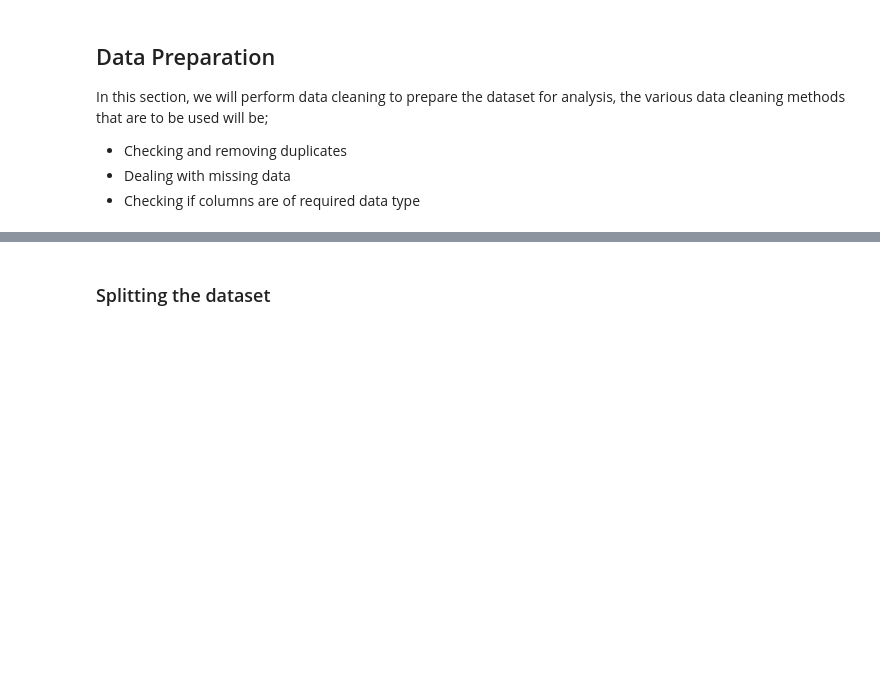
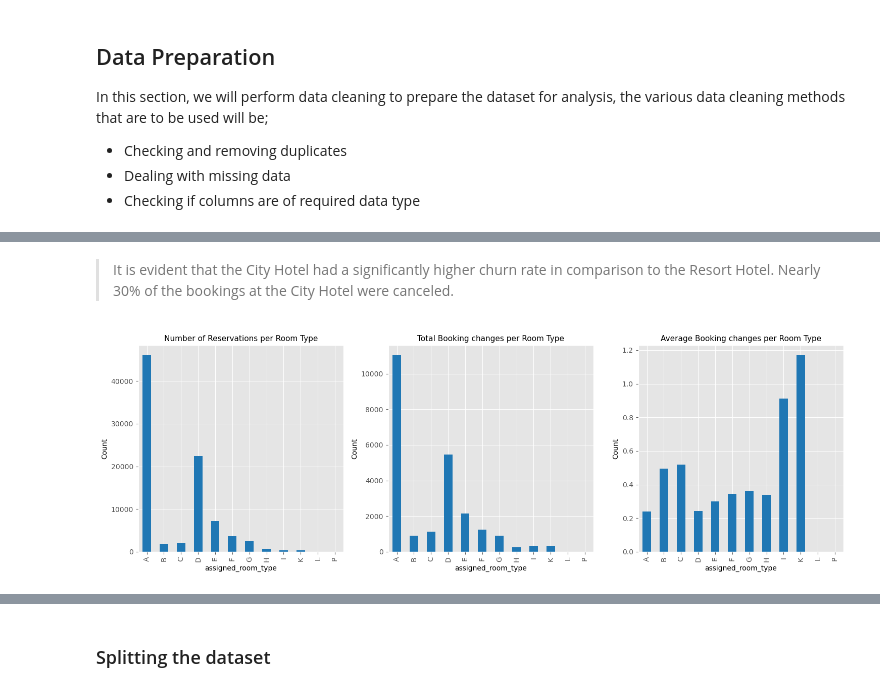
Before and after one commit to u-mar/Churn-Prediction, a Jupyter notebook: student.ipynb, the cells around one changed output, grey strips where cells are left out. Saved outputs shown, nothing was run; the diff lists cells and outputs as text; code cells hidden in the pictures; blank space fills up the shorter version.

```diff
--- a/student.ipynb
+++ b/student.ipynb
@@ -303,0 +333,36 @@ for i, column in enumerate(cols):
+# %% [markdown]
+> It is evident that the City Hotel had a significantly higher churn rate in comparison to the Resort Hotel. Nearly 30% of the bookings at the City Hotel were canceled.
+# %%
+# creating the plotting axes
+fig, ax=plt.subplots(ncols=3, figsize=(15,5))
+
+# grouping our data by room_type inorder to get the total number of reservations per toom type
+hotel.groupby('assigned_room_type')['is_canceled'].count().\
+            plot.bar(ax=ax[0],color='tab:blue')                         # creating a bar plot for the first axis
+ax[0].set_ylabel("Count")                                               #labeling the y axis
+ax[0].set_title("Number of Reservations per Room Type", fontsize='11')  # setting the subplot title
+
+
+# creating a pivot table for the number of booking changes that happened for each room type
+pd.pivot_table(hotel,                                                   # data
+               values='booking_changes',                                # values used for aggregation
+               index=['assigned_room_type'],                            # column used as index
+               aggfunc=[np.sum] )[('sum', 'booking_changes')].\
+            plot.bar(ax=ax[1], color="tab:blue")                        # bar plot for middle axis
+ax[1].set_ylabel("Count")                                               # y axis labe
+ax[1].set_title("Total Booking changes per Room Type", fontsize='11')   # title
+
+
+# creating a pivot table for the mean number of booking changes that happened for each room type
+pd.pivot_table(hotel,                                                 # data
+               values='booking_changes',                              # values used for aggregation
+               index=['assigned_room_type'],                          # column used for grouping
+               aggfunc=[np.mean])[('mean', 'booking_changes')].\
+            plot.bar(ax=ax[2], color="tab:blue")                              # bar plot for the third axis
+ax[2].set_ylabel("Count")                                             # y axis label
+ax[2].set_title("Average Booking changes per Room Type", fontsize='11') # title
+
+plt.tight_layout()
+plt.show();
+# %% [output]
+[figure, added]
```
Also changed, not shown: parts of 41 cells of this notebook.
